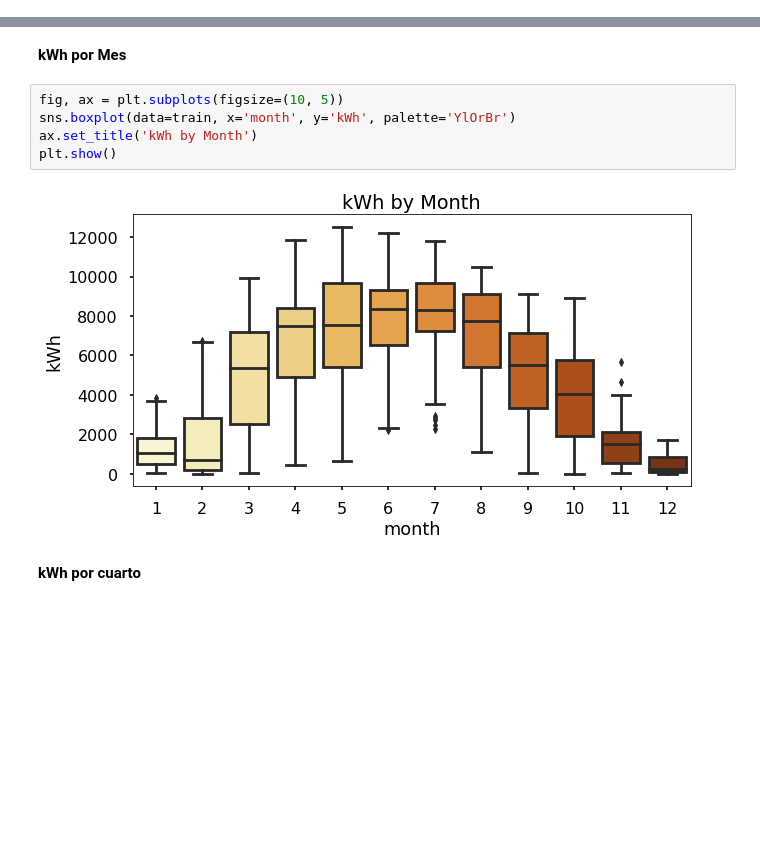
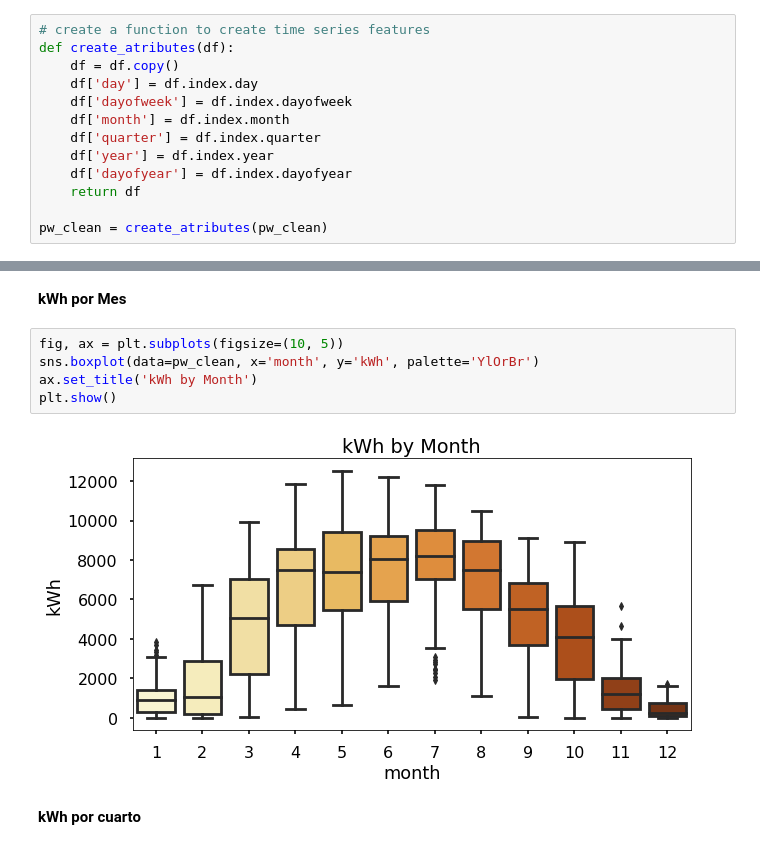
Before and after one commit to ivnlee/project-timeseries, a Jupyter notebook: notebooks/solar_power_analysis.ipynb, the cells around one changed output, grey strips where cells are left out. Cells and saved outputs as stored; diff of their text form; blank space fills up the shorter version.

```diff
--- a/notebooks/solar_power_analysis.ipynb
+++ b/notebooks/solar_power_analysis.ipynb
@@ -197,0 +180,13 @@ test['dayofyear'] = test.index.dayofyear
+# %%
+# create a function to create time series features
+def create_atributes(df):
+    df = df.copy()
+    df['day'] = df.index.day
+    df['dayofweek'] = df.index.dayofweek
+    df['month'] = df.index.month
+    df['quarter'] = df.index.quarter
+    df['year'] = df.index.year
+    df['dayofyear'] = df.index.dayofyear
+    return df
+
+pw_clean = create_atributes(pw_clean)
@@ -201,11 +206,11 @@ test['dayofyear'] = test.index.dayofyear
 **kWh por Mes**
 # %%
 fig, ax = plt.subplots(figsize=(10, 5))
-sns.boxplot(data=train, x='month', y='kWh', palette='YlOrBr')
+sns.boxplot(data=pw_clean, x='month', y='kWh', palette='YlOrBr')
 ax.set_title('kWh by Month')
 plt.show()
 # %% [output]
-[figure, old version]
+[figure, new version]
 # %% [markdown]
 **kWh por cuarto**
 # %%
```
Also changed, not shown: parts of 13 cells of this notebook.
